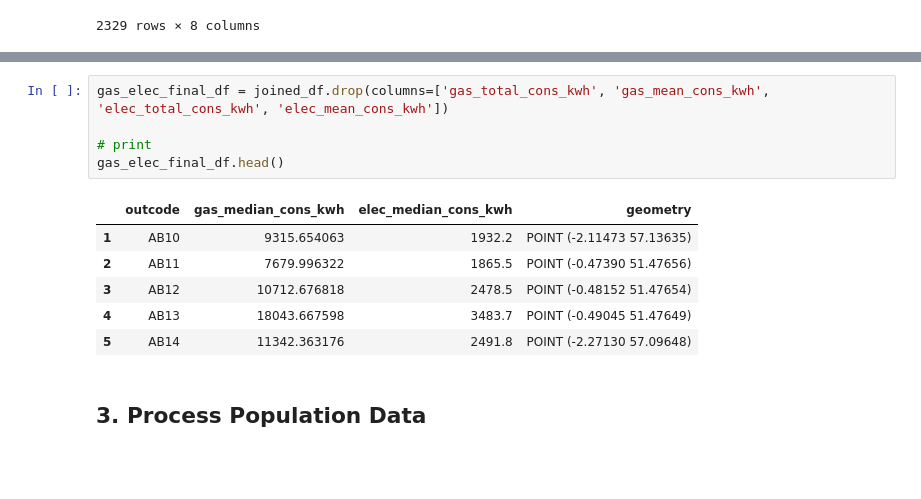
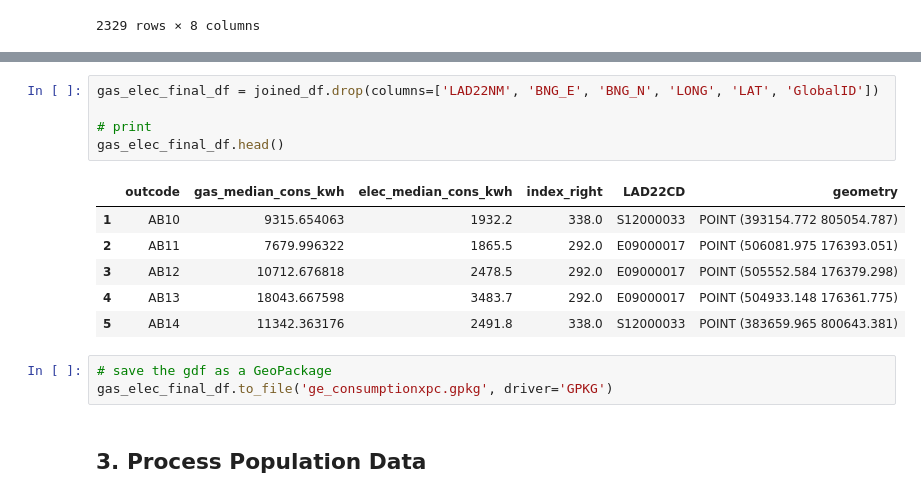
Before and after one commit to NikhilSDesai/SpatialDataScience, a Jupyter notebook: SDS_Analysis/data_cleaning.ipynb, the cells around one changed output, grey strips where cells are left out. Drawn from its saved outputs; the diff is of its cells as text; blank space fills up the shorter version.

```diff
--- a/SDS_Analysis/data_cleaning.ipynb
+++ b/SDS_Analysis/data_cleaning.ipynb
@@ -301,15 +301,18 @@ joined_df
 # %%
-gas_elec_final_df = joined_df.drop(columns=['gas_total_cons_kwh', 'gas_mean_cons_kwh', 'elec_total_cons_kwh', 'elec_mean_cons_kwh'])
+gas_elec_final_df = joined_df.drop(columns=['LAD22NM', 'BNG_E',	'BNG_N', 'LONG', 'LAT', 'GlobalID'])
 
 # print
 gas_elec_final_df.head()
 # %% [output]
-|  | outcode | gas_median_cons_kwh | elec_median_cons_kwh | geometry |
-| 1 | AB10 | 9315.654063 | 1932.2 | POINT (-2.11473 57.13635) |
-| 2 | AB11 | 7679.996322 | 1865.5 | POINT (-0.47390 51.47656) |
-| 3 | AB12 | 10712.676818 | 2478.5 | POINT (-0.48152 51.47654) |
-| 4 | AB13 | 18043.667598 | 3483.7 | POINT (-0.49045 51.47649) |
-| 5 | AB14 | 11342.363176 | 2491.8 | POINT (-2.27130 57.09648) |
+|  | outcode | gas_median_cons_kwh | elec_median_cons_kwh | index_right | LAD22CD | geometry |
+| 1 | AB10 | 9315.654063 | 1932.2 | 338.0 | S12000033 | POINT (393154.772 805054.787) |
+| 2 | AB11 | 7679.996322 | 1865.5 | 292.0 | E09000017 | POINT (506081.975 176393.051) |
+| 3 | AB12 | 10712.676818 | 2478.5 | 292.0 | E09000017 | POINT (505552.584 176379.298) |
+| 4 | AB13 | 18043.667598 | 3483.7 | 292.0 | E09000017 | POINT (504933.148 176361.775) |
+| 5 | AB14 | 11342.363176 | 2491.8 | 338.0 | S12000033 | POINT (383659.965 800643.381) |
+# %%
+# save the gdf as a GeoPackage
+gas_elec_final_df.to_file('ge_consumptionxpc.gpkg', driver='GPKG')
 # %% [markdown]
 ## 3. Process Population Data
 # %% [markdown]
```
Also changed, not shown: parts of 3 cells of this notebook, 8 other files.
